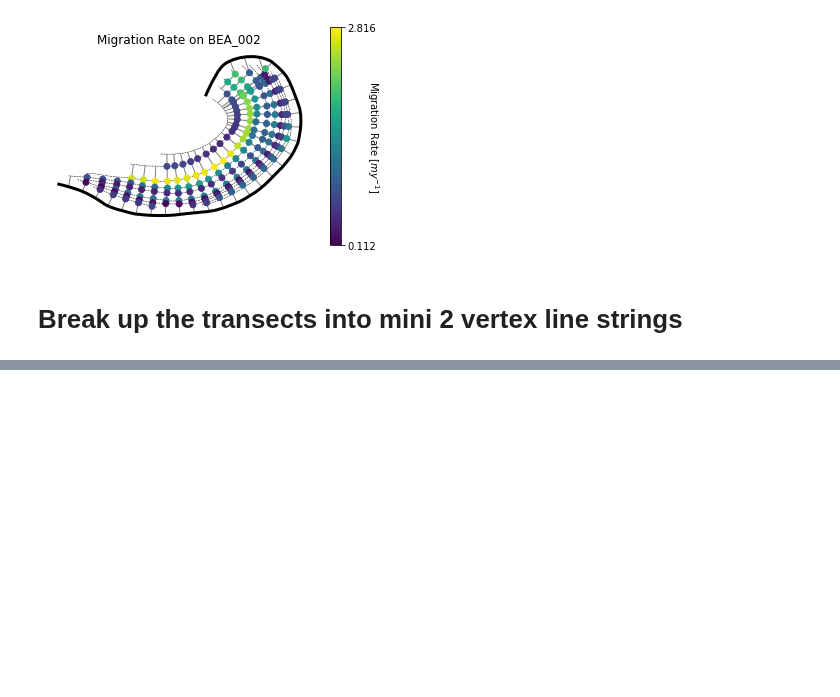
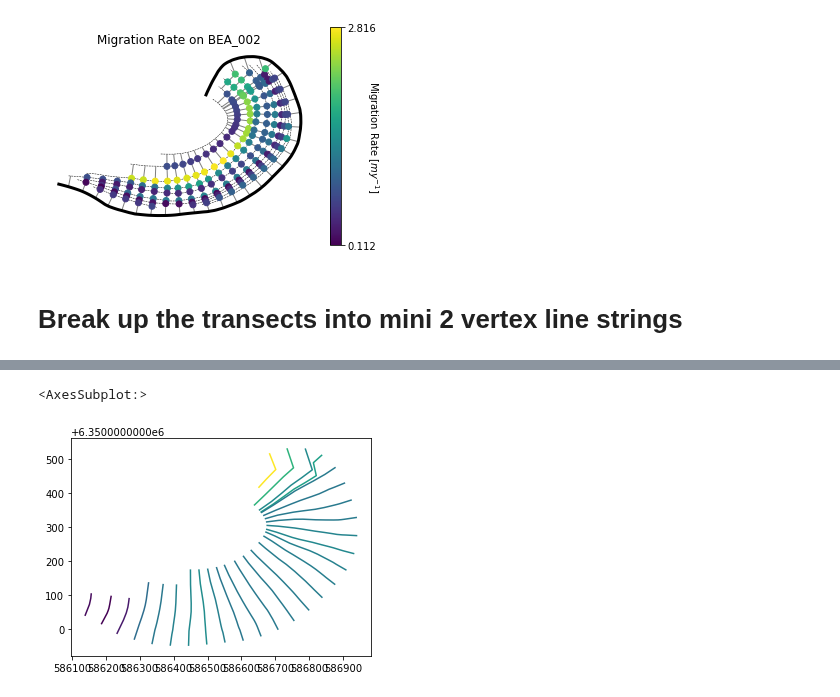
Before and after one commit to tamu-edu/scrollstats, a Jupyter notebook: Figure_MigrationRate.ipynb, the cells around one changed output, grey strips where cells are left out. Drawn from its saved outputs; the diff is of its cells as text; code cells hidden in the pictures; blank space fills up the shorter version.

```diff
--- a/Figure_MigrationRate.ipynb
+++ b/Figure_MigrationRate.ipynb
@@ -168,0 +219,8 @@ plt.tight_layout()
+# %%
+mig_rate_trans_mean = itx_lines.loc["BEA_002", "pre_mig_rate"].groupby(level=0).mean()
+
+transects_w_mig_rate = transects.set_index("transect_id").join(mig_rate_trans_mean)
+transects_w_mig_rate.plot(column="pre_mig_rate")
+# %% [output]
+<AxesSubplot:>
+[figure, added]
```
Also changed, not shown: parts of 11 cells of this notebook.
